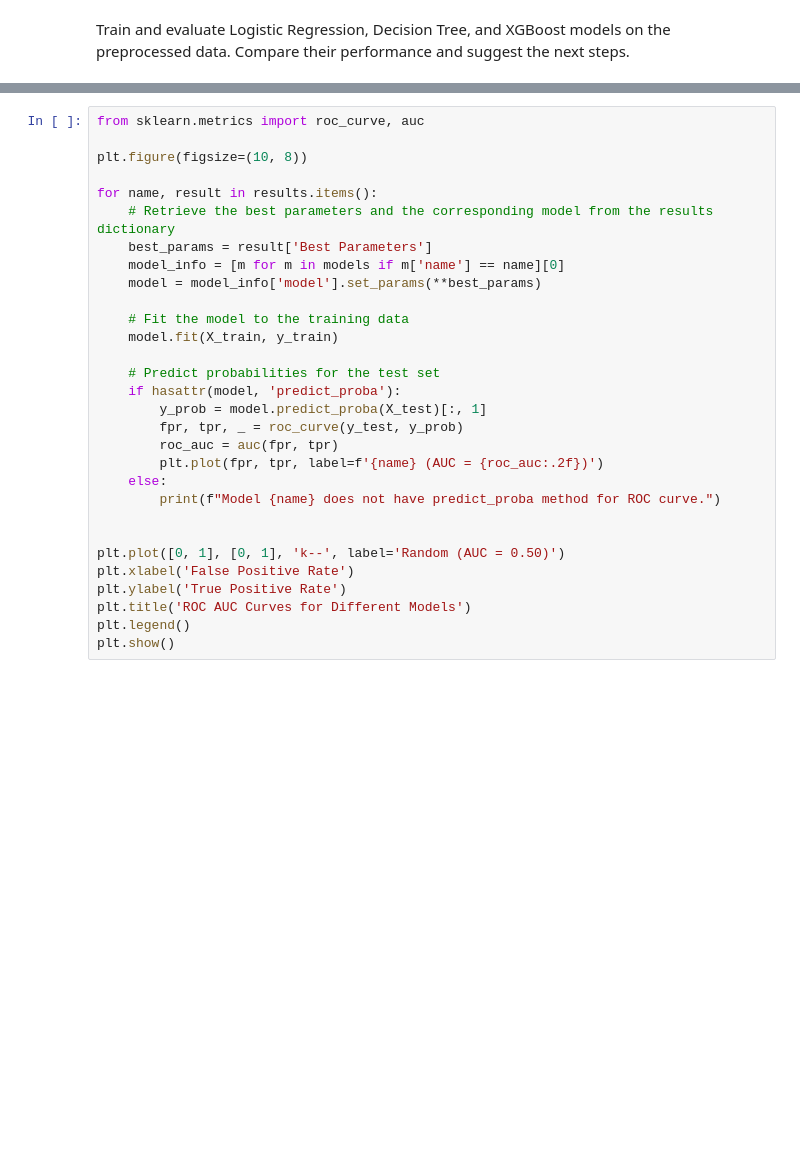
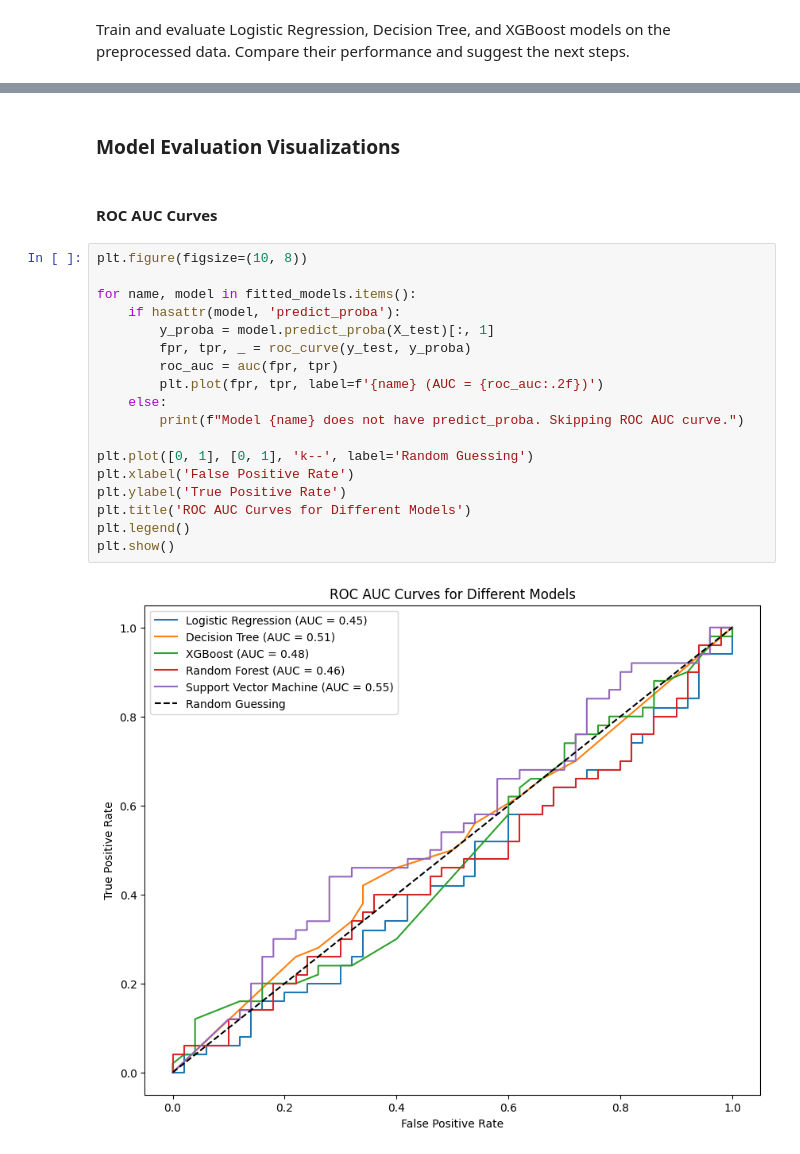
Before and after one commit to aminayusif/PurchaseIQ, a Jupyter notebook: EngageIQ_Predictive_Marketing.ipynb, the cells around one changed output, grey strips where cells are left out. Saved outputs shown, nothing was run; the diff lists cells and outputs as text; blank space fills up the shorter version.

Commit message:
Generate visualizations for ROC AUC curves and feature importance. Present classification reports for model performance comparison

```diff
--- a/EngageIQ_Predictive_Marketing.ipynb
+++ b/EngageIQ_Predictive_Marketing.ipynb
@@ -530,33 +530,27 @@ Support Vector Machine Tuning Complete.
 | XGBoost | {'learning_rate': 0.01, 'max_dept... | 0.45 | 0.428571 | 0.3 | 0.352941 | 0.484 |
 | Random Forest | {'max_depth': 3, 'min_samples_lea... | 0.46 | 0.465517 | 0.54 | 0.5 | 0.4644 |
 | Support Vector Machine | {'C': 0.1, 'kernel': 'rbf'} | 0.5 | 0.5 | 1.0 | 0.666667 | 0.5492 |
+# %% [markdown]
+### Model Evaluation Visualizations
+# %% [markdown]
+#### ROC AUC Curves
 # %%
-from sklearn.metrics import roc_curve, auc
-
 plt.figure(figsize=(10, 8))
 
-for name, result in results.items():
-    # Retrieve the best parameters and the corresponding model from the results dictionary
-    best_params = result['Best Parameters']
-    model_info = [m for m in models if m['name'] == name][0]
-    model = model_info['model'].set_params(**best_params)
-
-    # Fit the model to the training data
-    model.fit(X_train, y_train)
-
-    # Predict probabilities for the test set
+for name, model in fitted_models.items():
     if hasattr(model, 'predict_proba'):
-        y_prob = model.predict_proba(X_test)[:, 1]
-        fpr, tpr, _ = roc_curve(y_test, y_prob)
+        y_proba = model.predict_proba(X_test)[:, 1]
+        fpr, tpr, _ = roc_curve(y_test, y_proba)
         roc_auc = auc(fpr, tpr)
         plt.plot(fpr, tpr, label=f'{name} (AUC = {roc_auc:.2f})')
     else:
-        print(f"Model {name} does not have predict_proba method for ROC curve.")
+        print(f"Model {name} does not have predict_proba. Skipping ROC AUC curve.")
 
-
-plt.plot([0, 1], [0, 1], 'k--', label='Random (AUC = 0.50)')
+plt.plot([0, 1], [0, 1], 'k--', label='Random Guessing')
 plt.xlabel('False Positive Rate')
 plt.ylabel('True Positive Rate')
 plt.title('ROC AUC Curves for Different Models')
 plt.legend()
 plt.show()
+# %% [output]
+[figure, added]
```
Also changed, not shown: parts of 5 cells of this notebook.
